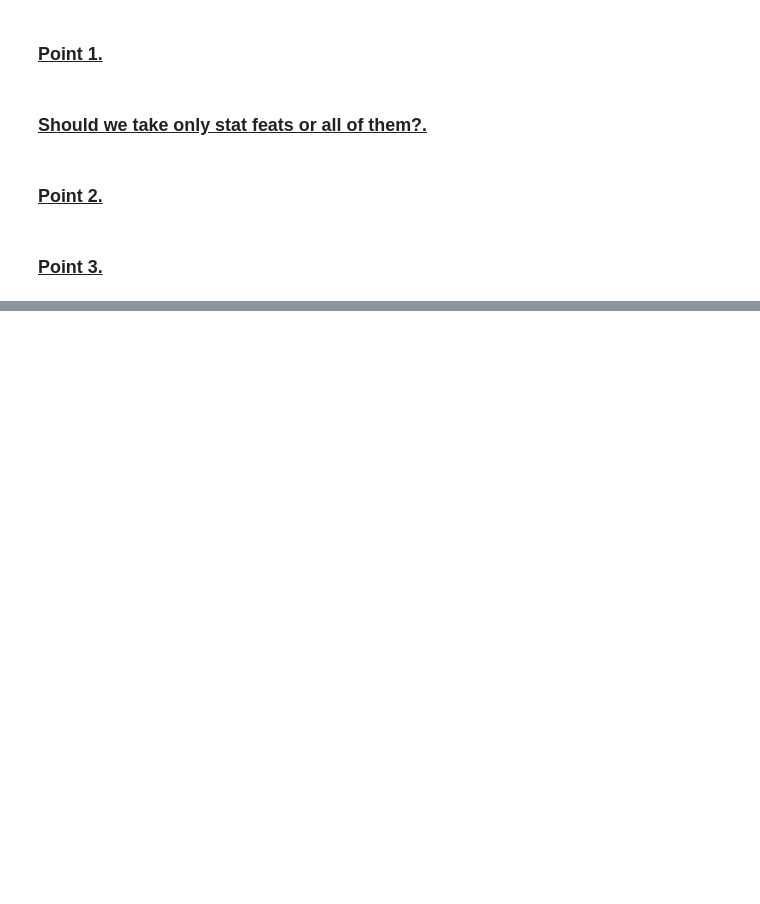
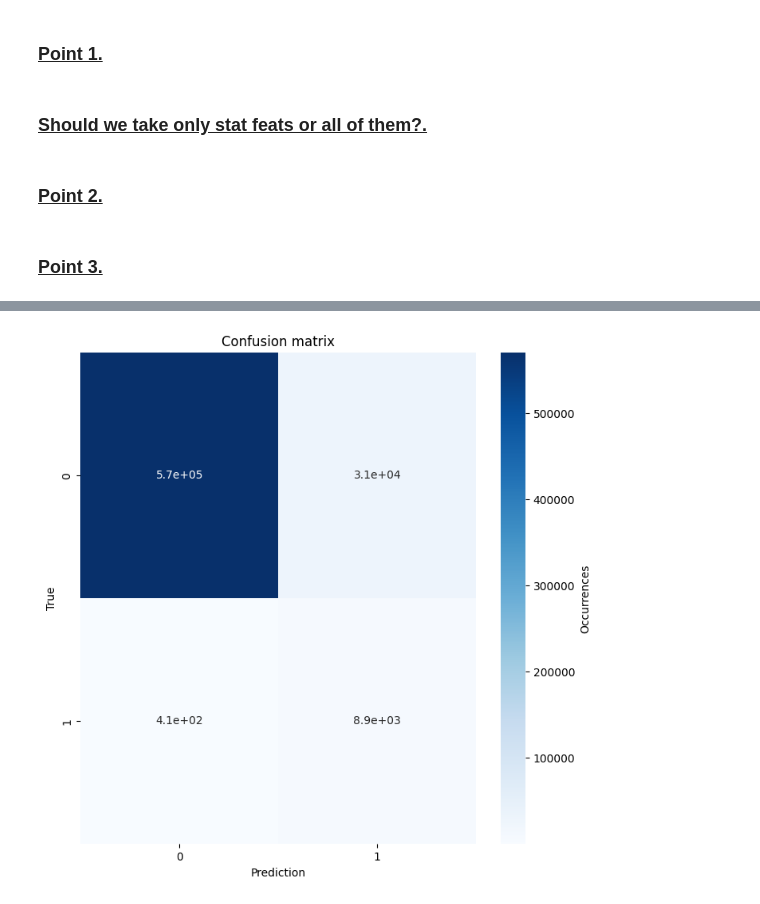
Before and after one commit to PeshX/ML4N_RTP_Project, a Jupyter notebook: Script2.ipynb, the cells around one changed output, grey strips where cells are left out. Saved outputs shown, nothing was run; the diff lists cells and outputs as text; code cells hidden in the pictures; blank space fills up the shorter version.

```diff
--- a/Script2.ipynb
+++ b/Script2.ipynb
@@ -76,7 +82,10 @@ print(classification_report(y_test, y_test_pred))
+# %%
+X_balanced_np = X_balanced.to_numpy()
+Y_balanced_np = Y_balanced.to_numpy()
 # %% [markdown]
 ### <ins>Point 3.</ins>
 # %%
-m1 = KNeighborsClassifier(n_neighbors=3)
-m1.fit(X_train_np, y_train)
-y_test_pred1 = m1.predict(X_test_np)
-y_train_pred1 = m1.predict(X_train_np)
+m1 = KNeighborsClassifier()
+m1.fit(X_balanced_np, Y_balanced_np)
+y_train_pred1 = m1.predict(X_balanced_np)
+y_validation_pred1 = m1.predict(X_validation)
@@ -87,0 +114,5 @@ y_train_pred1 = m1.predict(X_train_np)
+# %%
+m2 = DecisionTreeRegressor()
+m2.fit(X_balanced_np, Y_balanced_np)
+y_train_pred2 = m2.predict(X_balanced_np)
+y_validation_pred2 = m2.predict(X_validation)
@@ -88,5 +141,5 @@ y_train_pred1 = m1.predict(X_train_np)
 # %%
-m3 = RandomForestClassifier(n_estimators=30)
-m3.fit(X_train_np, y_train)
-y_test_pred3 = m3.predict(X_test_np)
-y_train_pred3 = m3.predict(X_train_np)
+m3 = RandomForestClassifier()
+m3.fit(X_balanced_np, Y_balanced_np)
+y_train_pred3 = m3.predict(X_balanced_np)
+y_validation_pred3 = m3.predict(X_validation)
@@ -92,0 +168,12 @@ y_train_pred3 = m3.predict(X_train_np)
+# %%
+confusion_test = confusion_matrix(y_validation, y_validation_pred3)
+
+# visualize the confusion matrix
+plt.figure(figsize=(8,8))
+sns.heatmap(confusion_test, cmap='Blues', annot=True, cbar_kws={'label':'Occurrences'})
+plt.xlabel('Prediction')
+plt.ylabel('True')
+plt.title('Confusion matrix')
+plt.show()
+# %% [output]
+[figure, added]
```
Also changed, not shown: parts of 12 cells of this notebook, 3 other files.
